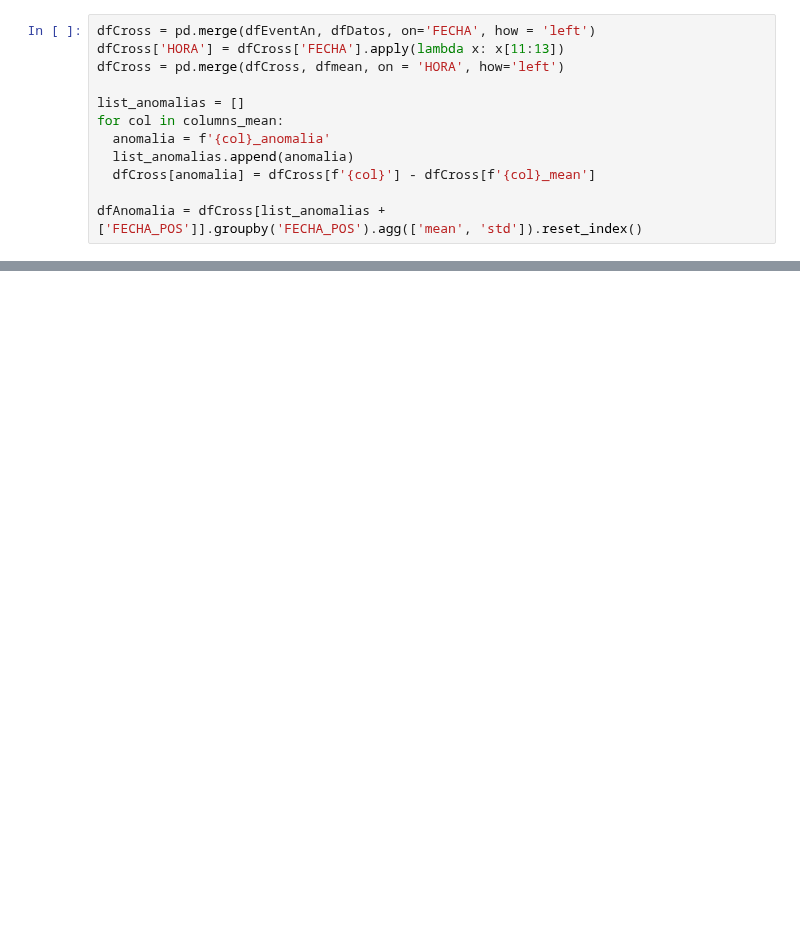
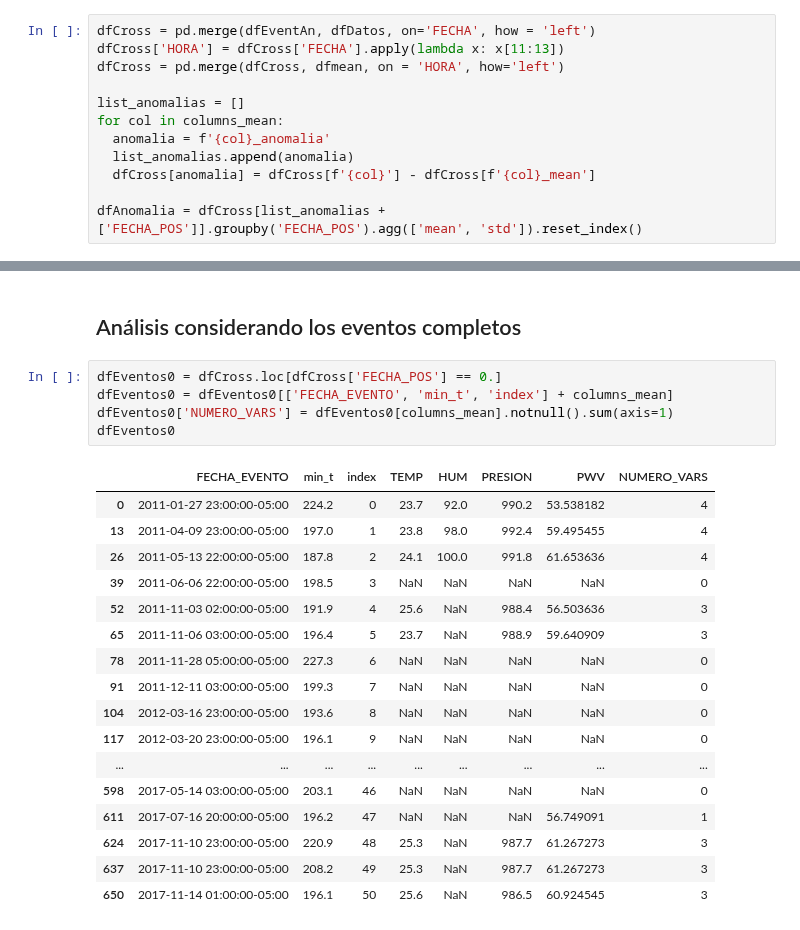
Before and after one commit to chris051091/Seminario-3, a Jupyter notebook: anomalias/src/Anomalias_palanquero.ipynb, the cells around one changed output, grey strips where cells are left out. Saved outputs shown, nothing was run; the diff lists cells and outputs as text; blank space fills up the shorter version.

```diff
--- a/anomalias/src/Anomalias_palanquero.ipynb
+++ b/anomalias/src/Anomalias_palanquero.ipynb
@@ -212,0 +202,25 @@ for key in dict_names:
+# %% [markdown]
+## Análisis considerando los eventos completos
+# %%
+dfEventos0 = dfCross.loc[dfCross['FECHA_POS'] == 0.]
+dfEventos0 = dfEventos0[['FECHA_EVENTO', 'min_t', 'index'] + columns_mean]
+dfEventos0['NUMERO_VARS'] = dfEventos0[columns_mean].notnull().sum(axis=1)
+dfEventos0
+# %% [output]
+|  | FECHA_EVENTO | min_t | index | TEMP | HUM | PRESION | PWV | NUMERO_VARS |
+| 0 | 2011-01-27 23:00:00-05:00 | 224.2 | 0 | 23.7 | 92.0 | 990.2 | 53.538182 | 4 |
+| 13 | 2011-04-09 23:00:00-05:00 | 197.0 | 1 | 23.8 | 98.0 | 992.4 | 59.495455 | 4 |
+| 26 | 2011-05-13 22:00:00-05:00 | 187.8 | 2 | 24.1 | 100.0 | 991.8 | 61.653636 | 4 |
+| 39 | 2011-06-06 22:00:00-05:00 | 198.5 | 3 | NaN | NaN | NaN | NaN | 0 |
+| 52 | 2011-11-03 02:00:00-05:00 | 191.9 | 4 | 25.6 | NaN | 988.4 | 56.503636 | 3 |
+| 65 | 2011-11-06 03:00:00-05:00 | 196.4 | 5 | 23.7 | NaN | 988.9 | 59.640909 | 3 |
+| 78 | 2011-11-28 05:00:00-05:00 | 227.3 | 6 | NaN | NaN | NaN | NaN | 0 |
+| 91 | 2011-12-11 03:00:00-05:00 | 199.3 | 7 | NaN | NaN | NaN | NaN | 0 |
+| 104 | 2012-03-16 23:00:00-05:00 | 193.6 | 8 | NaN | NaN | NaN | NaN | 0 |
+| 117 | 2012-03-20 23:00:00-05:00 | 196.1 | 9 | NaN | NaN | NaN | NaN | 0 |
+| ... | ... | ... | ... | ... | ... | ... | ... | ... |
+| 598 | 2017-05-14 03:00:00-05:00 | 203.1 | 46 | NaN | NaN | NaN | NaN | 0 |
+| 611 | 2017-07-16 20:00:00-05:00 | 196.2 | 47 | NaN | NaN | NaN | 56.749091 | 1 |
+| 624 | 2017-11-10 23:00:00-05:00 | 220.9 | 48 | 25.3 | NaN | 987.7 | 61.267273 | 3 |
+| 637 | 2017-11-10 23:00:00-05:00 | 208.2 | 49 | 25.3 | NaN | 987.7 | 61.267273 | 3 |
+| 650 | 2017-11-14 01:00:00-05:00 | 196.1 | 50 | 25.6 | NaN | 986.5 | 60.924545 | 3 |
```
Also changed, not shown: parts of 7 cells of this notebook.
